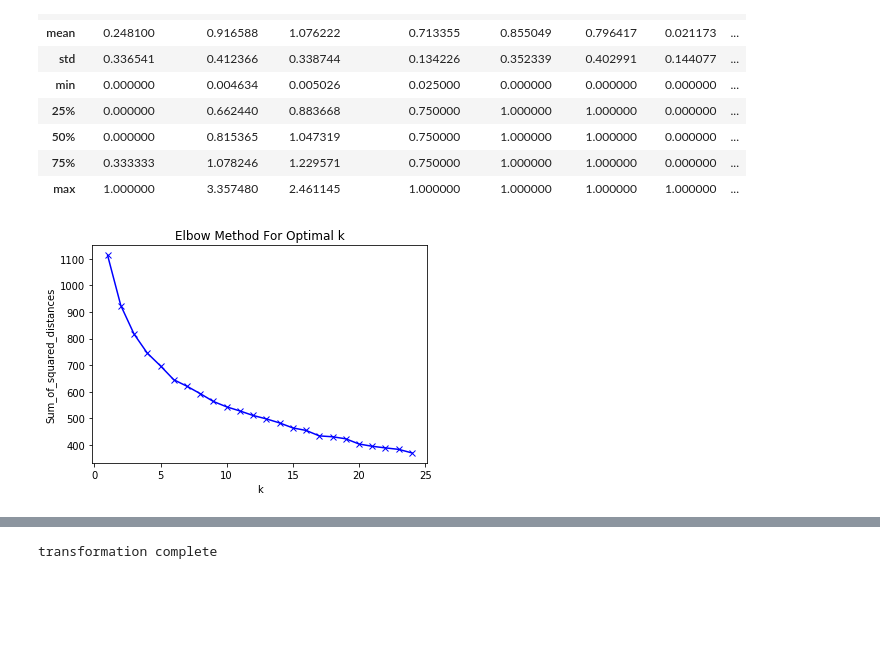
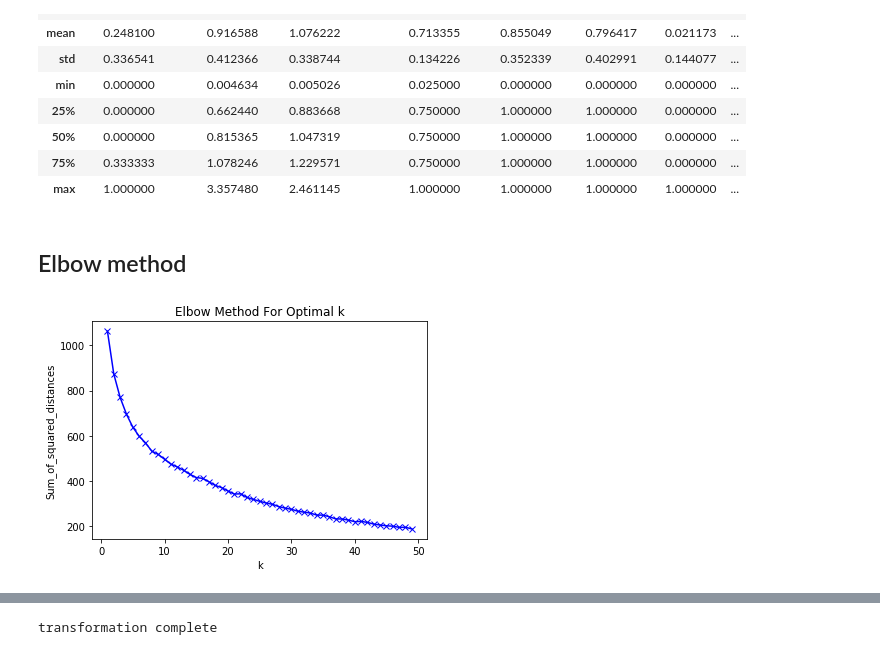
Before and after one commit to 110900/dmdm, a Jupyter notebook: etivity-3dm.ipynb, the cells around one changed output, grey strips where cells are left out. Saved outputs shown, nothing was run; the diff lists cells and outputs as text; code cells hidden in the pictures; blank space fills up the shorter version.

```diff
--- a/etivity-3dm.ipynb
+++ b/etivity-3dm.ipynb
@@ -19,7 +17,7 @@ from sklearn import manifold #needed for multidimensional scaling (MDS) and t-SN
 from sklearn import cluster #needed for k-Means clustering
 from sklearn import preprocessing #needed for scaling attributes to the nterval [0,1]
 # %%
-df = pd.read_csv("./loans_train_preparedforweek3.csv")
+df = pd.read_csv("./loans_train_prepared.csv")
 data = np.array(df.values, dtype=float)
 print('(number of examples, number of attributes): ', data.shape)
 df. describe()
@@ -66,19 +65,21 @@ df.describe()
 | 50% | 0.000000 | 0.815365 | 1.047319 | 0.750000 | 1.000000 | 1.000000 | 0.000000 | ... |
 | 75% | 0.333333 | 1.078246 | 1.229571 | 0.750000 | 1.000000 | 1.000000 | 0.000000 | ... |
 | max | 1.000000 | 3.357480 | 2.461145 | 1.000000 | 1.000000 | 1.000000 | 1.000000 | ... |
+# %% [markdown]
+## Elbow method
 # %%
 from sklearn.cluster import KMeans
 Sum_of_squared_distances = []
-K = range(1,25)
+K = range(1,50)
 for k in K:
     km = KMeans(n_clusters=k)
     km = km.fit(data)
     Sum_of_squared_distances.append(km.inertia_)
 
 plt.plot(K, Sum_of_squared_distances, 'bx-')
 plt.xlabel('k')
 plt.ylabel('Sum_of_squared_distances')
 plt.title('Elbow Method For Optimal k')
 plt.show()
 # %% [output]
-[figure, old version]
+[figure, new version]
```
Also changed, not shown: parts of 42 cells of this notebook.
